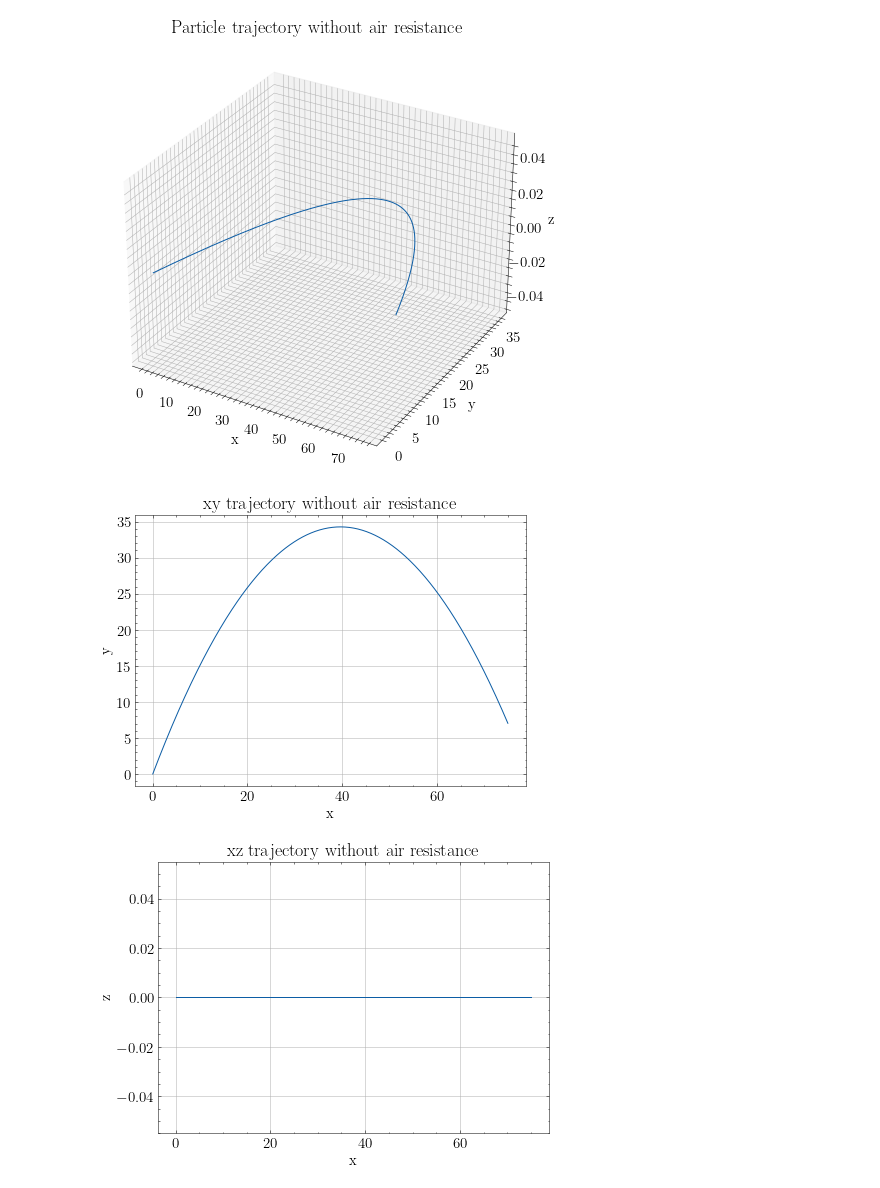
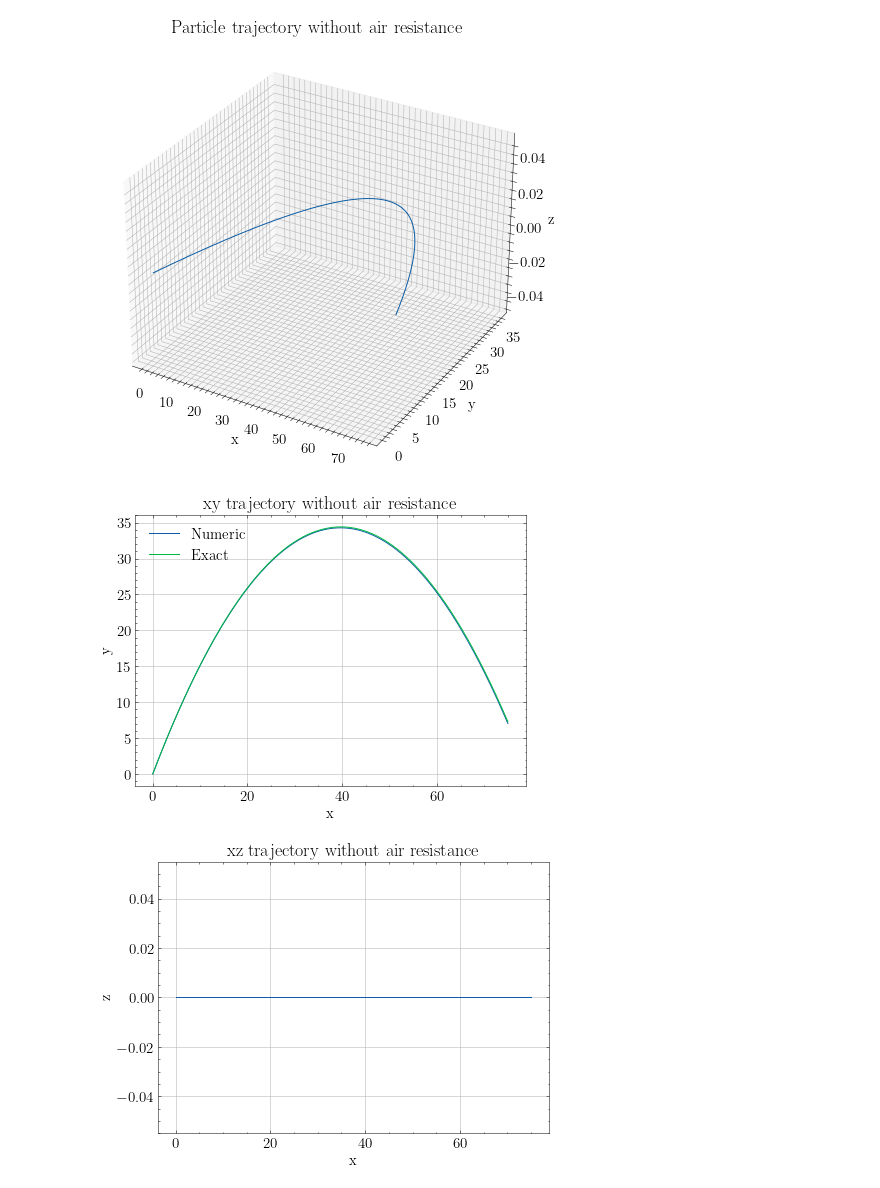
Before and after one commit to franklinzppa/fisica-computacional, a Jupyter notebook: week2.ipynb, the cells around one changed output. Cells and saved outputs as stored; diff of their text form; code cells hidden in the pictures.

```diff
--- a/week2.ipynb
+++ b/week2.ipynb
@@ -108,6 +108,11 @@ def f_freefall(ri, vi, ti):
     return [fx, fy, fz]
 
 
+def projectile_exact(t, vx0, vy0):
+    g = 9.81
+    return [vx0*t, vy0*t - 0.5*g*t**2]
+
+
 def solver_ode(f, r, v, t, dt):
     N = len(t)
     for i in range(N-1):
@@ -136,14 +141,16 @@ plt.show()
 # %% [output]
 [figure]
 # %%
-plt.plot(r[0,:], r[1,:])
+plt.plot(r[0,:], r[1,:], label='Numeric')
+plt.plot(projectile_exact(t, vx0, vy0)[0], projectile_exact(t, vx0, vy0)[1], label='Exact')
 plt.xlabel('x')
 plt.ylabel('y')
 plt.grid()
 plt.title('xy trajectory without air resistance')
+plt.legend()
 plt.show()
 # %% [output]
-[figure, old version]
+[figure, new version]
 # %%
 plt.plot(r[0,:], r[2,:])
 plt.xlabel('x')
```
Also changed, not shown: parts of 5 cells of this notebook.
